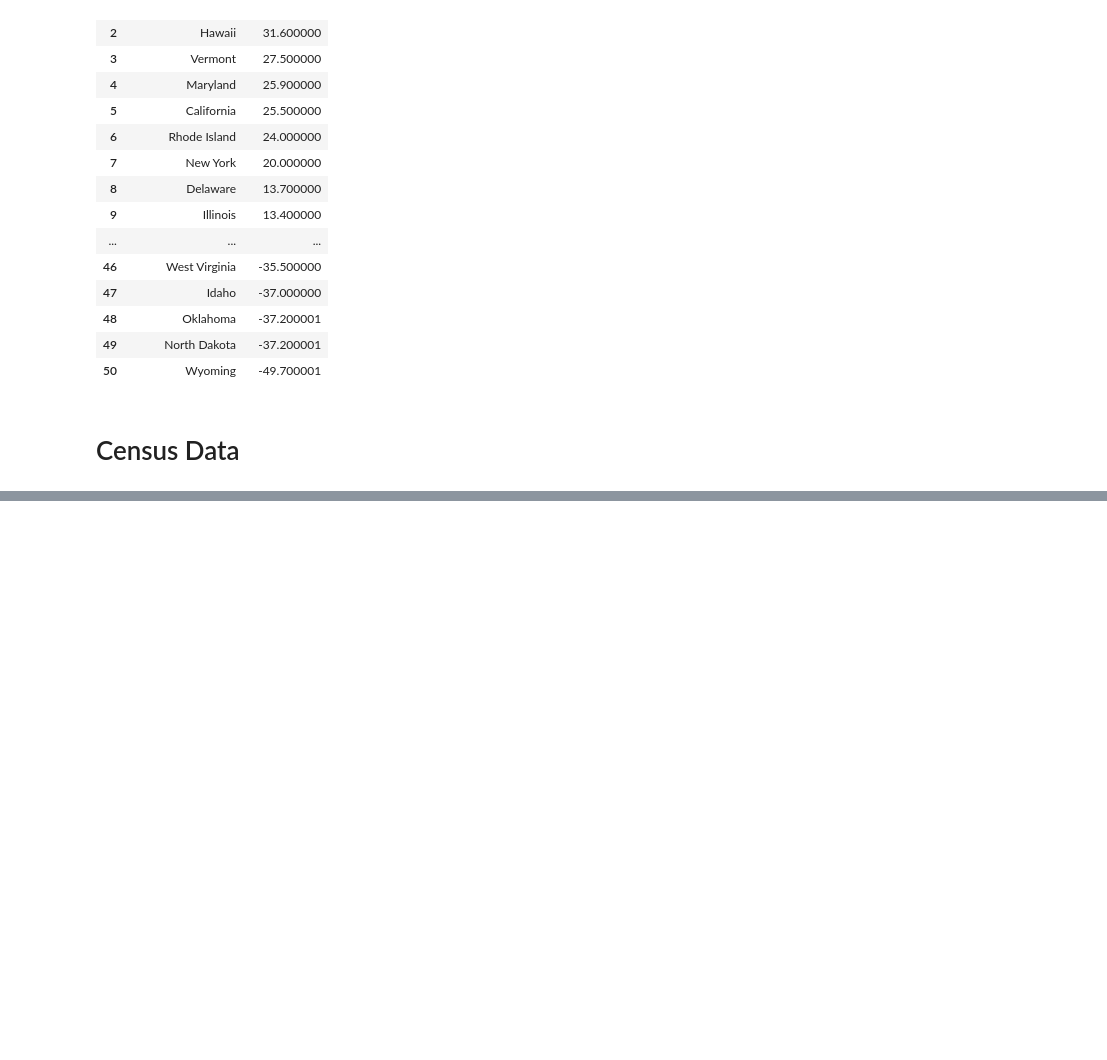
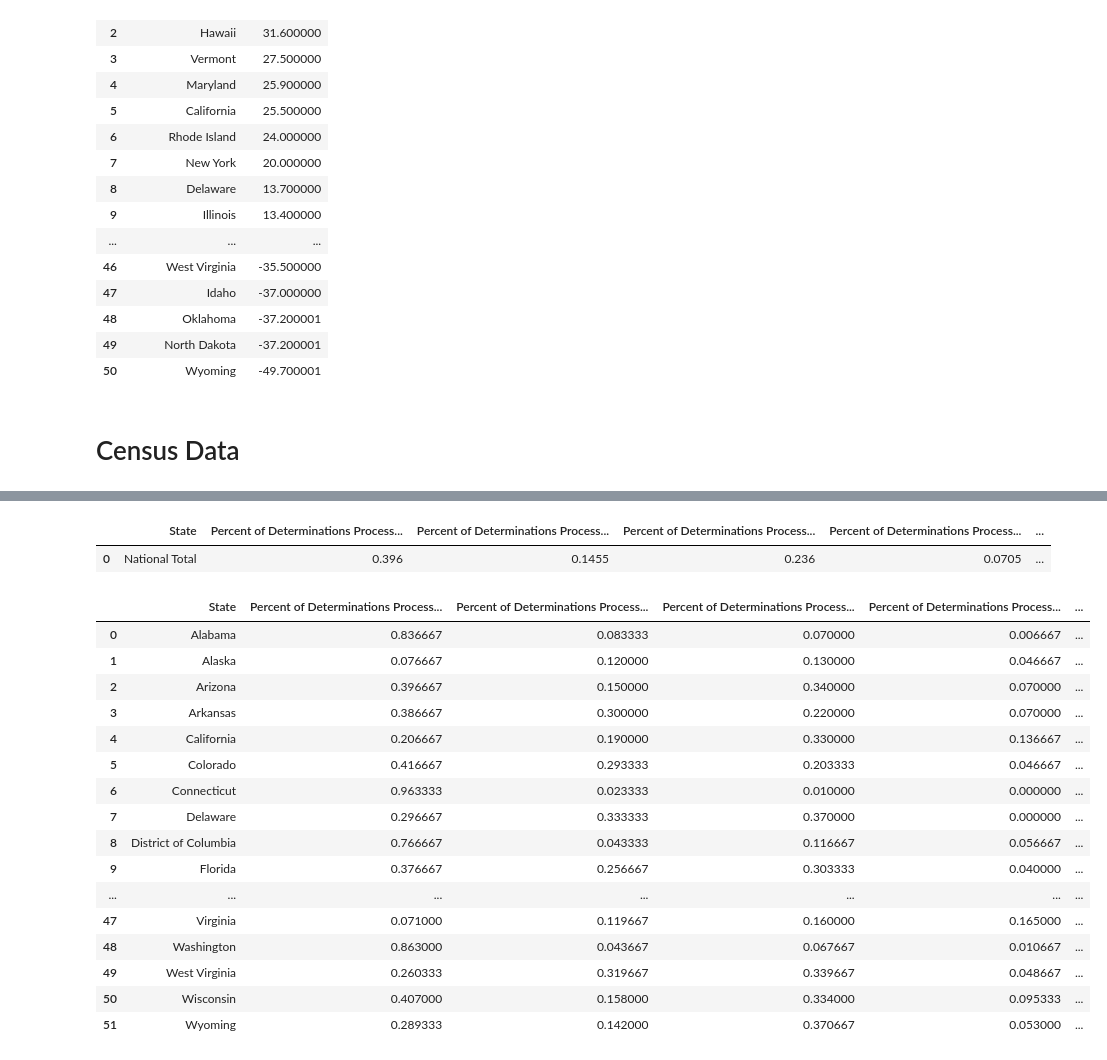
Before and after one commit to carolineeadams/Medicaid_Application_Processing_Time, a Jupyter notebook: Data Joining and Manipulation.ipynb, the cells around one changed output, grey strips where cells are left out. Drawn from its saved outputs; the diff is of its cells as text; code cells hidden in the pictures; blank space fills up the shorter version.

```diff
--- a/Data Joining and Manipulation.ipynb
+++ b/Data Joining and Manipulation.ipynb
@@ -171,0 +226,3 @@ pol_lean
+# %%
+elig_det_dta_19=pd.read_csv("/Users/carolineadams/Documents/Georgetown/F21/DS1/FinalProject/PPOL564_Final_Project/Data/state_app_time_dta2019.csv")
+elig_det_dta_19
@@ -171,0 +243,33 @@ pol_lean
+# %%
+nat_total_19=elig_det_dta_19[elig_det_dta_19.State== "National Total"]
+nat_total_19=nat_total_19.groupby("State")
+nat_mean_19=nat_total_19.mean()
+nat_mean_19=nat_mean_19.reset_index()
+nat_mean_19
+# %% [output]
+|  | State | Percent of Determinations Process... | Percent of Determinations Process... | Percent of Determinations Process... | Percent of Determinations Process... | ... |
+| 0 | National Total | 0.396 | 0.1455 | 0.236 | 0.0705 | ... |
+# %%
+grouped_19 = elig_det_dta_19.groupby("State")
+means_19 = grouped_19.mean()
+
+means_19 = means_19.reset_index()
+means_19
+# %% [output]
+|  | State | Percent of Determinations Process... | Percent of Determinations Process... | Percent of Determinations Process... | Percent of Determinations Process... | ... |
+| 0 | Alabama | 0.836667 | 0.083333 | 0.070000 | 0.006667 | ... |
+| 1 | Alaska | 0.076667 | 0.120000 | 0.130000 | 0.046667 | ... |
+| 2 | Arizona | 0.396667 | 0.150000 | 0.340000 | 0.070000 | ... |
+| 3 | Arkansas | 0.386667 | 0.300000 | 0.220000 | 0.070000 | ... |
+| 4 | California | 0.206667 | 0.190000 | 0.330000 | 0.136667 | ... |
+| 5 | Colorado | 0.416667 | 0.293333 | 0.203333 | 0.046667 | ... |
+| 6 | Connecticut | 0.963333 | 0.023333 | 0.010000 | 0.000000 | ... |
+| 7 | Delaware | 0.296667 | 0.333333 | 0.370000 | 0.000000 | ... |
+| 8 | District of Columbia | 0.766667 | 0.043333 | 0.116667 | 0.056667 | ... |
+| 9 | Florida | 0.376667 | 0.256667 | 0.303333 | 0.040000 | ... |
+| ... | ... | ... | ... | ... | ... | ... |
+| 47 | Virginia | 0.071000 | 0.119667 | 0.160000 | 0.165000 | ... |
+| 48 | Washington | 0.863000 | 0.043667 | 0.067667 | 0.010667 | ... |
+| 49 | West Virginia | 0.260333 | 0.319667 | 0.339667 | 0.048667 | ... |
+| 50 | Wisconsin | 0.407000 | 0.158000 | 0.334000 | 0.095333 | ... |
+| 51 | Wyoming | 0.289333 | 0.142000 | 0.370667 | 0.053000 | ... |
```
Also changed, not shown: parts of 8 cells of this notebook, 5 other files.
